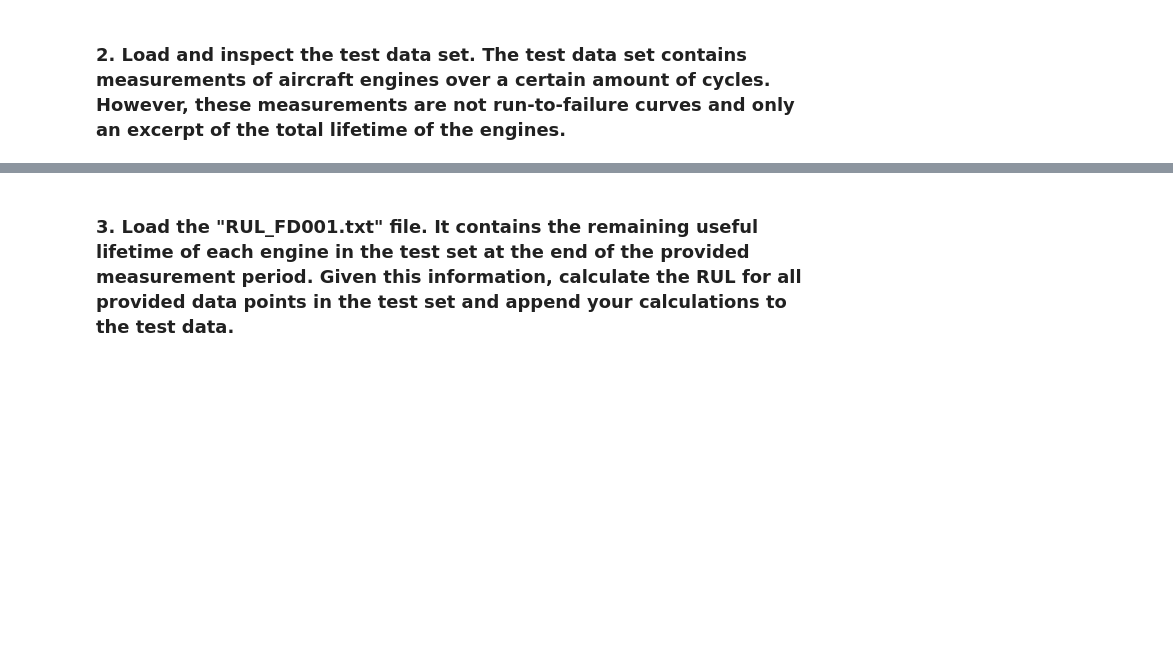
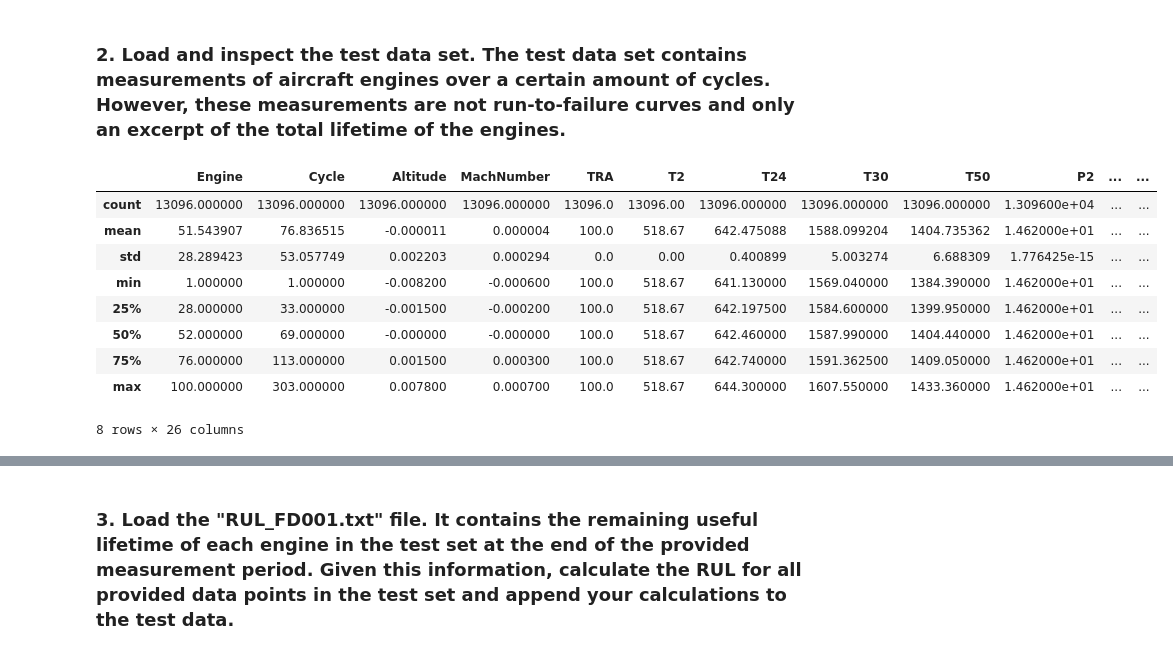
Before and after one commit to isaaclelias/machine-learning-applications, a Jupyter notebook: Modeling_Task.ipynb, the cells around one changed output, grey strips where cells are left out. Cells and saved outputs as stored; diff of their text form; code cells hidden in the pictures; blank space fills up the shorter version.

```diff
--- a/Modeling_Task.ipynb
+++ b/Modeling_Task.ipynb
@@ -22,2 +90,17 @@ import matplotlib.pyplot as plt
 # %% [markdown]
 ### 2. Load and inspect the test data set. The test data set contains measurements of aircraft engines over a certain amount of cycles. However, these measurements are not run-to-failure curves and only an excerpt of the total lifetime of the engines.
+# %%
+df_test = pd.read_csv("test_FD001.txt", sep=" ", header=None)
+df_test = df_test.drop(columns=[26, 27])
+df_test = df_test.rename(columns=data_header)
+# %% [output]
+|  | Engine | Cycle | Altitude | MachNumber | TRA | T2 | T24 | T30 | T50 | P2 | ... | ... |
+| count | 13096.000000 | 13096.000000 | 13096.000000 | 13096.000000 | 13096.0 | 13096.00 | 13096.000000 | 13096.000000 | 13096.000000 | 1.309600e+04 | ... | ... |
+| mean | 51.543907 | 76.836515 | -0.000011 | 0.000004 | 100.0 | 518.67 | 642.475088 | 1588.099204 | 1404.735362 | 1.462000e+01 | ... | ... |
+| std | 28.289423 | 53.057749 | 0.002203 | 0.000294 | 0.0 | 0.00 | 0.400899 | 5.003274 | 6.688309 | 1.776425e-15 | ... | ... |
+| min | 1.000000 | 1.000000 | -0.008200 | -0.000600 | 100.0 | 518.67 | 641.130000 | 1569.040000 | 1384.390000 | 1.462000e+01 | ... | ... |
+| 25% | 28.000000 | 33.000000 | -0.001500 | -0.000200 | 100.0 | 518.67 | 642.197500 | 1584.600000 | 1399.950000 | 1.462000e+01 | ... | ... |
+| 50% | 52.000000 | 69.000000 | -0.000000 | -0.000000 | 100.0 | 518.67 | 642.460000 | 1587.990000 | 1404.440000 | 1.462000e+01 | ... | ... |
+| 75% | 76.000000 | 113.000000 | 0.001500 | 0.000300 | 100.0 | 518.67 | 642.740000 | 1591.362500 | 1409.050000 | 1.462000e+01 | ... | ... |
+| max | 100.000000 | 303.000000 | 0.007800 | 0.000700 | 100.0 | 518.67 | 644.300000 | 1607.550000 | 1433.360000 | 1.462000e+01 | ... | ... |
+8 rows × 26 columns
```
Also changed, not shown: parts of 9 cells of this notebook.
